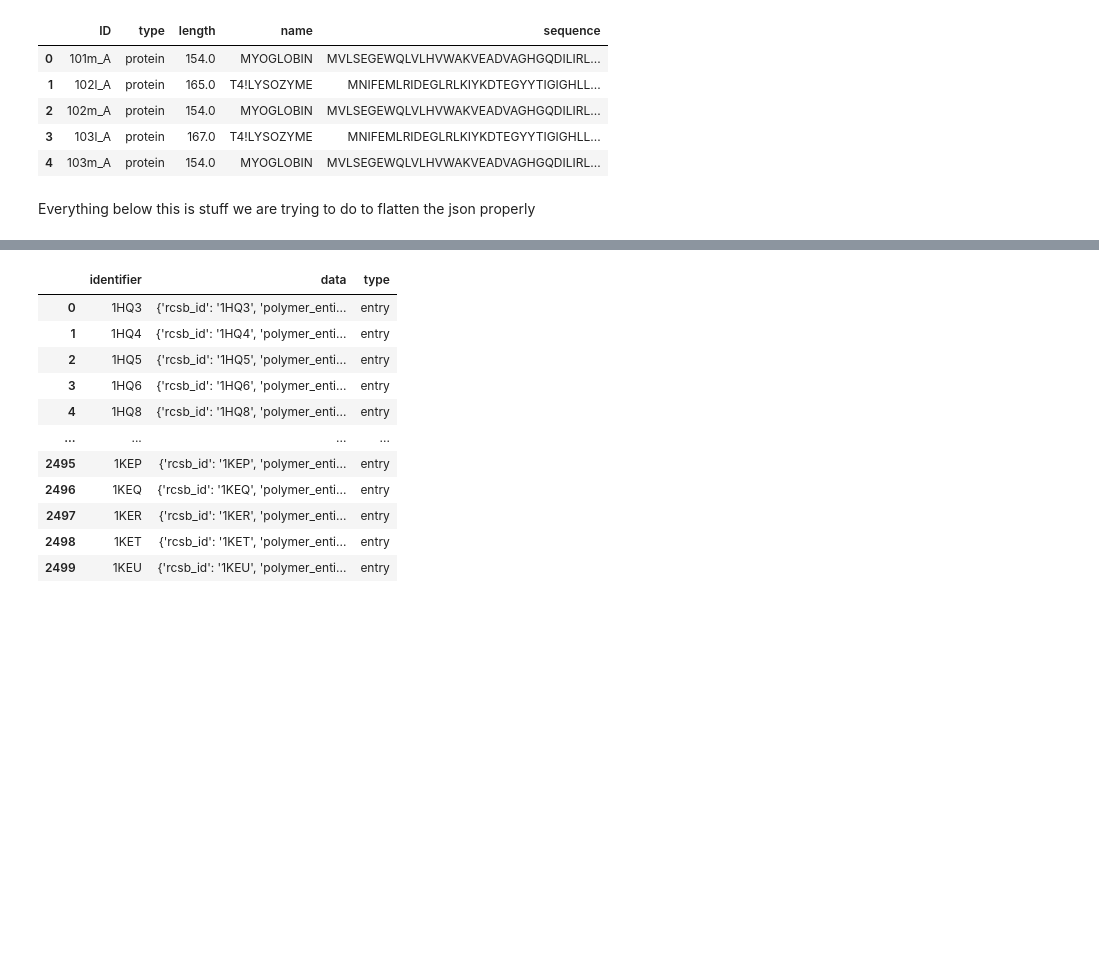
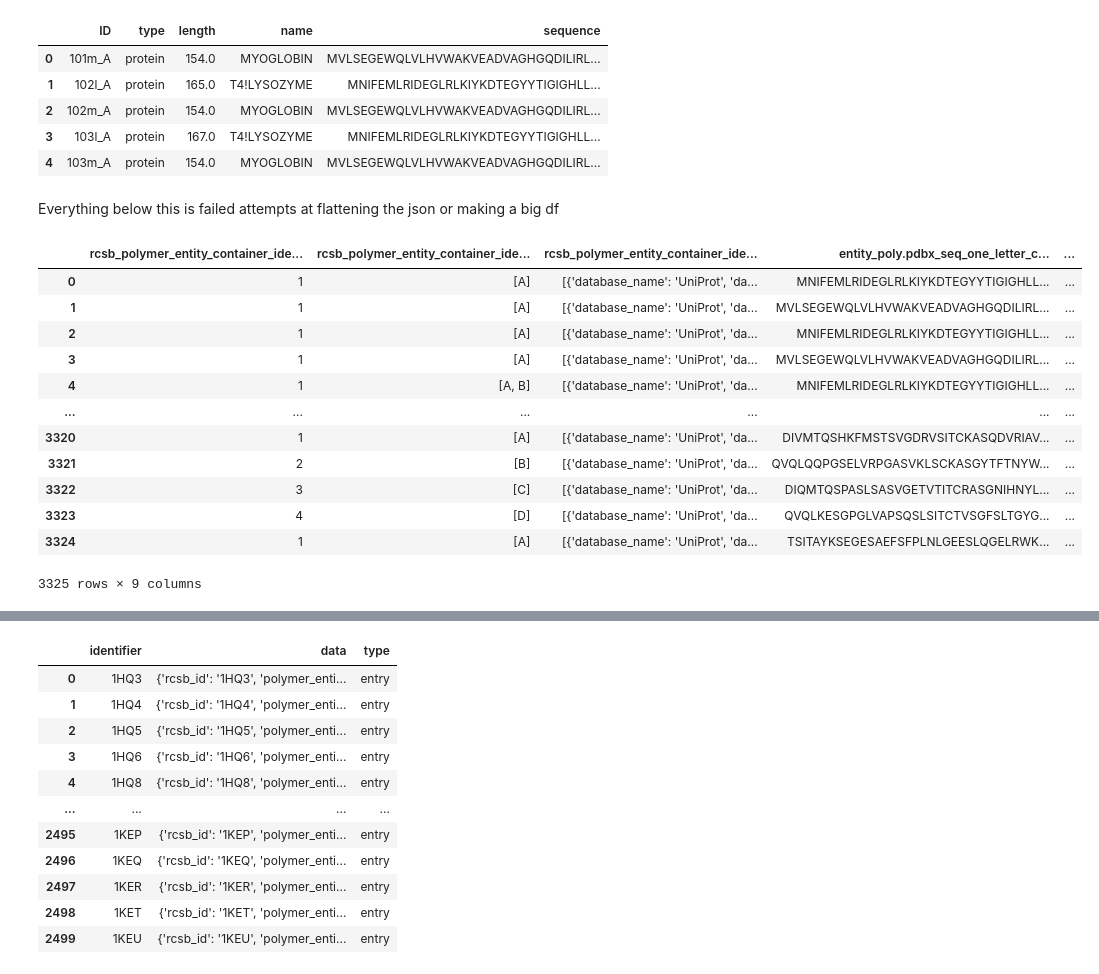
Before and after one commit to michellegarcia2000/p-rotein, a Jupyter notebook: rcsbsequences.ipynb, the cells around one changed output, grey strips where cells are left out. Saved outputs shown, nothing was run; the diff lists cells and outputs as text; code cells hidden in the pictures; blank space fills up the shorter version.

```diff
--- a/rcsbsequences.ipynb
+++ b/rcsbsequences.ipynb
@@ -34,5 +63,5 @@ rcsbdf20.head(5)
 | 2 | 102m_A | protein | 154.0 | MYOGLOBIN | MVLSEGEWQLVLHVWAKVEADVAGHGQDILIRL... |
 | 3 | 103l_A | protein | 167.0 | T4!LYSOZYME | MNIFEMLRIDEGLRLKIYKDTEGYYTIGIGHLL... |
 | 4 | 103m_A | protein | 154.0 | MYOGLOBIN | MVLSEGEWQLVLHVWAKVEADVAGHGQDILIRL... |
-# %% [markdown]
-Everything below this is stuff we are trying to do to flatten the json properly
+# %% [markdown]
+Everything below this is failed attempts at flattening the json or making a big df
@@ -38,0 +89,22 @@ Everything below this is stuff we are trying to do to flatten the json properly
+# %%
+# This works, makes a normalized json from just one file
+with open("/Users/kathe/Downloads/p-ai/rcsb_pdb_sequence_000001-002500.json") as in_file:
+  file_contents = in_file.read()
+  json_data = json.loads(file_contents)
+  jsondf2 = pd.json_normalize(json_data, record_path=['data', 'polymer_entities'], meta=[['data', 'rcsb_id'], 'identifier'])
+
+jsondf2
+# %% [output]
+|  | rcsb_polymer_entity_container_ide... | rcsb_polymer_entity_container_ide... | rcsb_polymer_entity_container_ide... | entity_poly.pdbx_seq_one_letter_c... | ... |
+| 0 | 1 | [A] | [{'database_name': 'UniProt', 'da... | MNIFEMLRIDEGLRLKIYKDTEGYYTIGIGHLL... | ... |
+| 1 | 1 | [A] | [{'database_name': 'UniProt', 'da... | MVLSEGEWQLVLHVWAKVEADVAGHGQDILIRL... | ... |
+| 2 | 1 | [A] | [{'database_name': 'UniProt', 'da... | MNIFEMLRIDEGLRLKIYKDTEGYYTIGIGHLL... | ... |
+| 3 | 1 | [A] | [{'database_name': 'UniProt', 'da... | MVLSEGEWQLVLHVWAKVEADVAGHGQDILIRL... | ... |
+| 4 | 1 | [A, B] | [{'database_name': 'UniProt', 'da... | MNIFEMLRIDEGLRLKIYKDTEGYYTIGIGHLL... | ... |
+| ... | ... | ... | ... | ... | ... |
+| 3320 | 1 | [A] | [{'database_name': 'UniProt', 'da... | DIVMTQSHKFMSTSVGDRVSITCKASQDVRIAV... | ... |
+| 3321 | 2 | [B] | [{'database_name': 'UniProt', 'da... | QVQLQQPGSELVRPGASVKLSCKASGYTFTNYW... | ... |
+| 3322 | 3 | [C] | [{'database_name': 'UniProt', 'da... | DIQMTQSPASLSASVGETVTITCRASGNIHNYL... | ... |
+| 3323 | 4 | [D] | [{'database_name': 'UniProt', 'da... | QVQLKESGPGLVAPSQSLSITCTVSGFSLTGYG... | ... |
+| 3324 | 1 | [A] | [{'database_name': 'UniProt', 'da... | TSITAYKSEGESAEFSFPLNLGEESLQGELRWK... | ... |
+3325 rows × 9 columns
```
Also changed, not shown: parts of 20 cells of this notebook.
